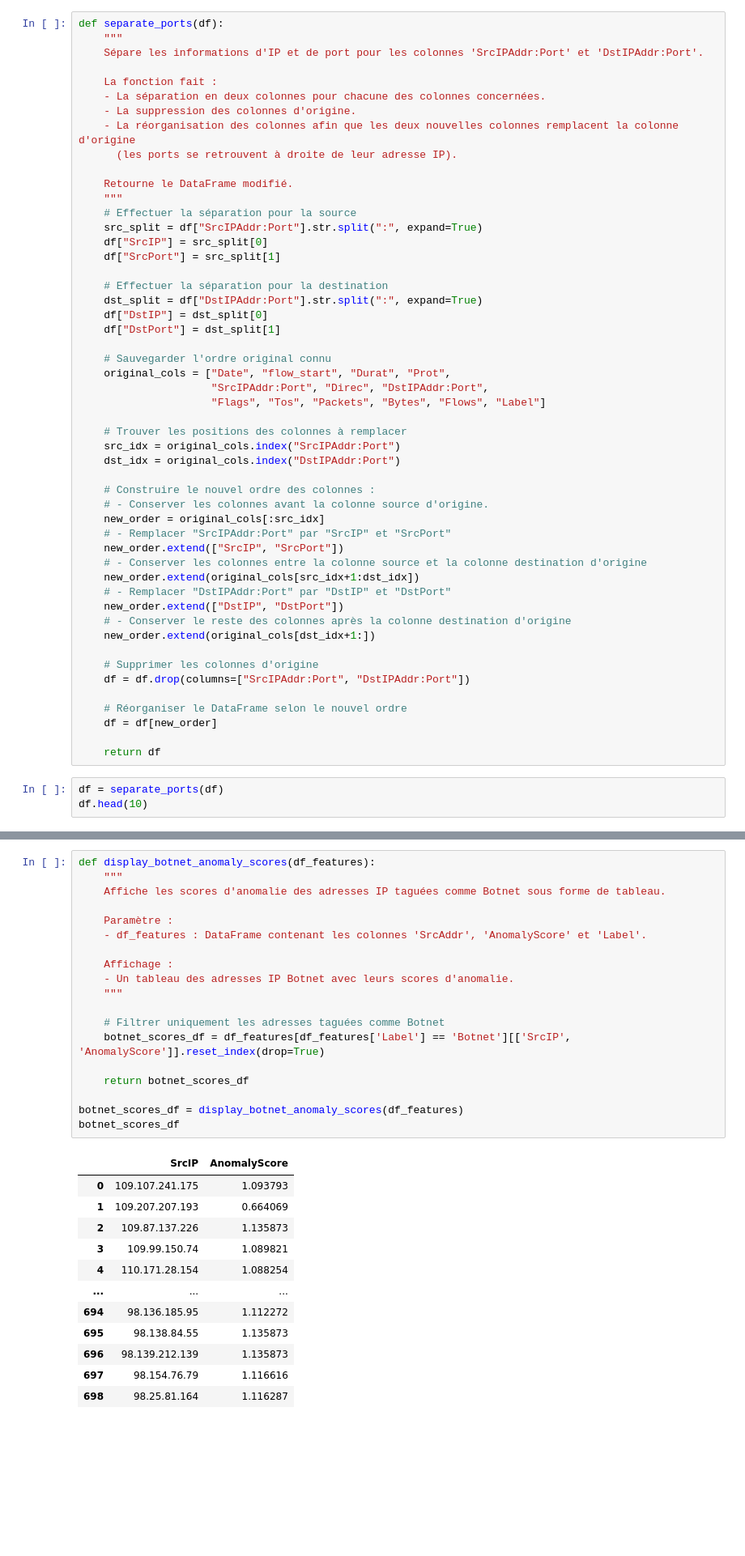
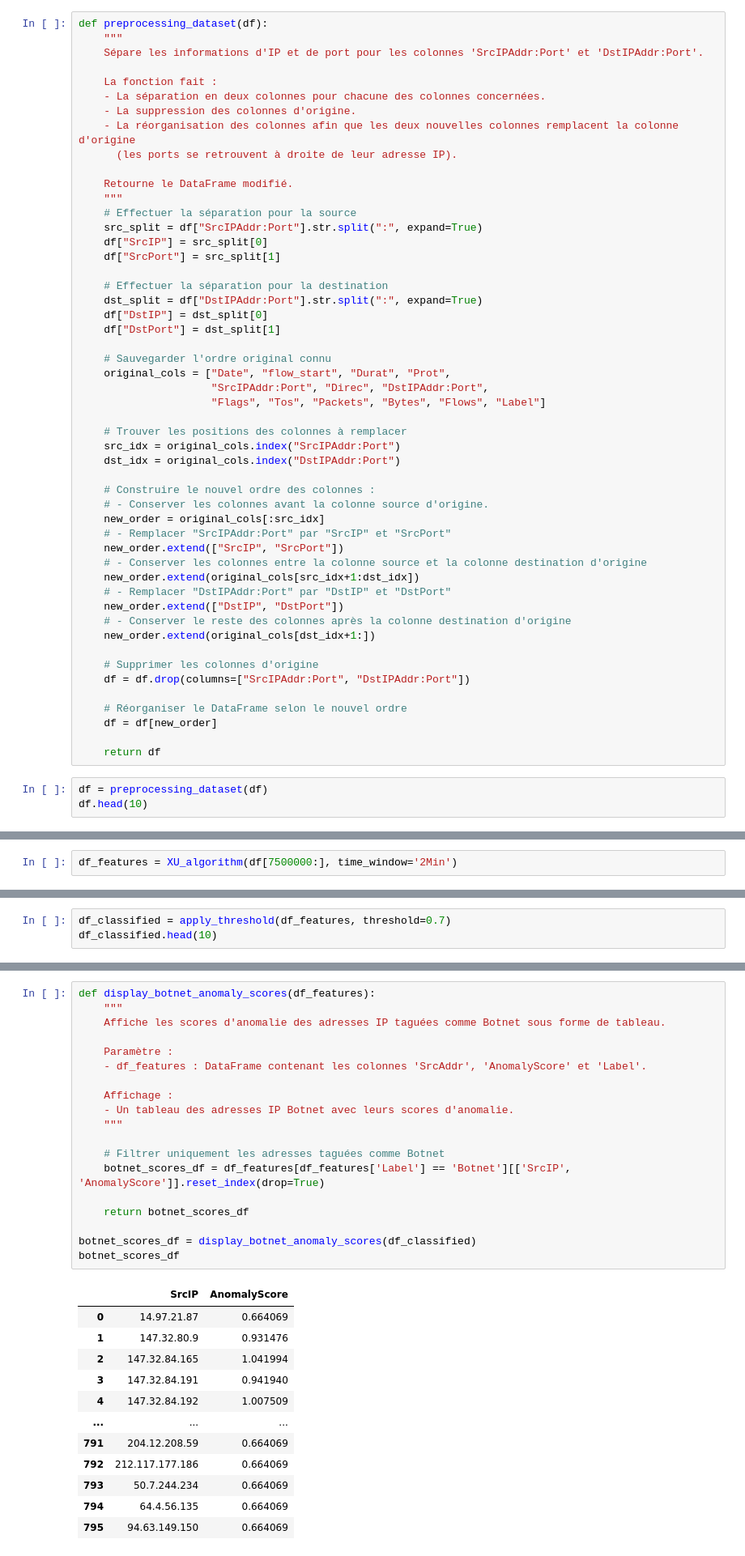
Before and after one commit to Keracles/Xu, a Jupyter notebook: XU.ipynb, the cells around one changed output, grey strips where cells are left out. Shown: that part at 81% size. Cells and saved outputs as stored; diff of their text form; blank space fills up the shorter version.

```diff
--- a/XU.ipynb
+++ b/XU.ipynb
@@ -79,7 +87,7 @@ Data shape: (8079338, 13)
 ## 3. Préprocessing / Data Exploration
 On convertit les labels (Botnet vs Normal).
 # %%
-def separate_ports(df):
+def preprocessing_dataset(df):
     """
     Sépare les informations d'IP et de port pour les colonnes 'SrcIPAddr:Port' et 'DstIPAddr:Port'.
 
@@ -130,7 +138,7 @@ def separate_ports(df):
 
     return df
 # %%
-df = separate_ports(df)
+df = preprocessing_dataset(df)
 df.head(10)
 # %% [output]
 |  | Date | flow_start | Durat | Prot | SrcIP | SrcPort | Direc | DstIP | DstPort | Flags | Tos | ... |
@@ -358,0 +331,2 @@ plot_anomaly_score_histogram_with_counts(df_features)
+# %%
+df_features = XU_algorithm(df[7500000:], time_window='2Min')
@@ -358,0 +348,3 @@ plot_anomaly_score_histogram_with_counts(df_features)
+# %%
+df_classified = apply_threshold(df_features, threshold=0.7)
+df_classified.head(10)
@@ -359,32 +363,32 @@ plot_anomaly_score_histogram_with_counts(df_features)
 # %%
 def display_botnet_anomaly_scores(df_features):
     """
     Affiche les scores d'anomalie des adresses IP taguées comme Botnet sous forme de tableau.
 
     Paramètre :
     - df_features : DataFrame contenant les colonnes 'SrcAddr', 'AnomalyScore' et 'Label'.
 
     Affichage :
     - Un tableau des adresses IP Botnet avec leurs scores d'anomalie.
     """
 
     # Filtrer uniquement les adresses taguées comme Botnet
     botnet_scores_df = df_features[df_features['Label'] == 'Botnet'][['SrcIP', 'AnomalyScore']].reset_index(drop=True)
 
     return botnet_scores_df
 
-botnet_scores_df = display_botnet_anomaly_scores(df_features)
+botnet_scores_df = display_botnet_anomaly_scores(df_classified)
 botnet_scores_df
 # %% [output]
 |  | SrcIP | AnomalyScore |
-| 0 | 109.107.241.175 | 1.093793 |
-| 1 | 109.207.207.193 | 0.664069 |
-| 2 | 109.87.137.226 | 1.135873 |
-| 3 | 109.99.150.74 | 1.089821 |
-| 4 | 110.171.28.154 | 1.088254 |
+| 0 | 14.97.21.87 | 0.664069 |
+| 1 | 147.32.80.9 | 0.931476 |
+| 2 | 147.32.84.165 | 1.041994 |
+| 3 | 147.32.84.191 | 0.941940 |
+| 4 | 147.32.84.192 | 1.007509 |
 | ... | ... | ... |
-| 694 | 98.136.185.95 | 1.112272 |
-| 695 | 98.138.84.55 | 1.135873 |
-| 696 | 98.139.212.139 | 1.135873 |
-| 697 | 98.154.76.79 | 1.116616 |
-| 698 | 98.25.81.164 | 1.116287 |
+| 791 | 204.12.208.59 | 0.664069 |
+| 792 | 212.117.177.186 | 0.664069 |
+| 793 | 50.7.244.234 | 0.664069 |
+| 794 | 64.4.56.135 | 0.664069 |
+| 795 | 94.63.149.150 | 0.664069 |
```
Also changed, not shown: parts of 16 cells of this notebook.
